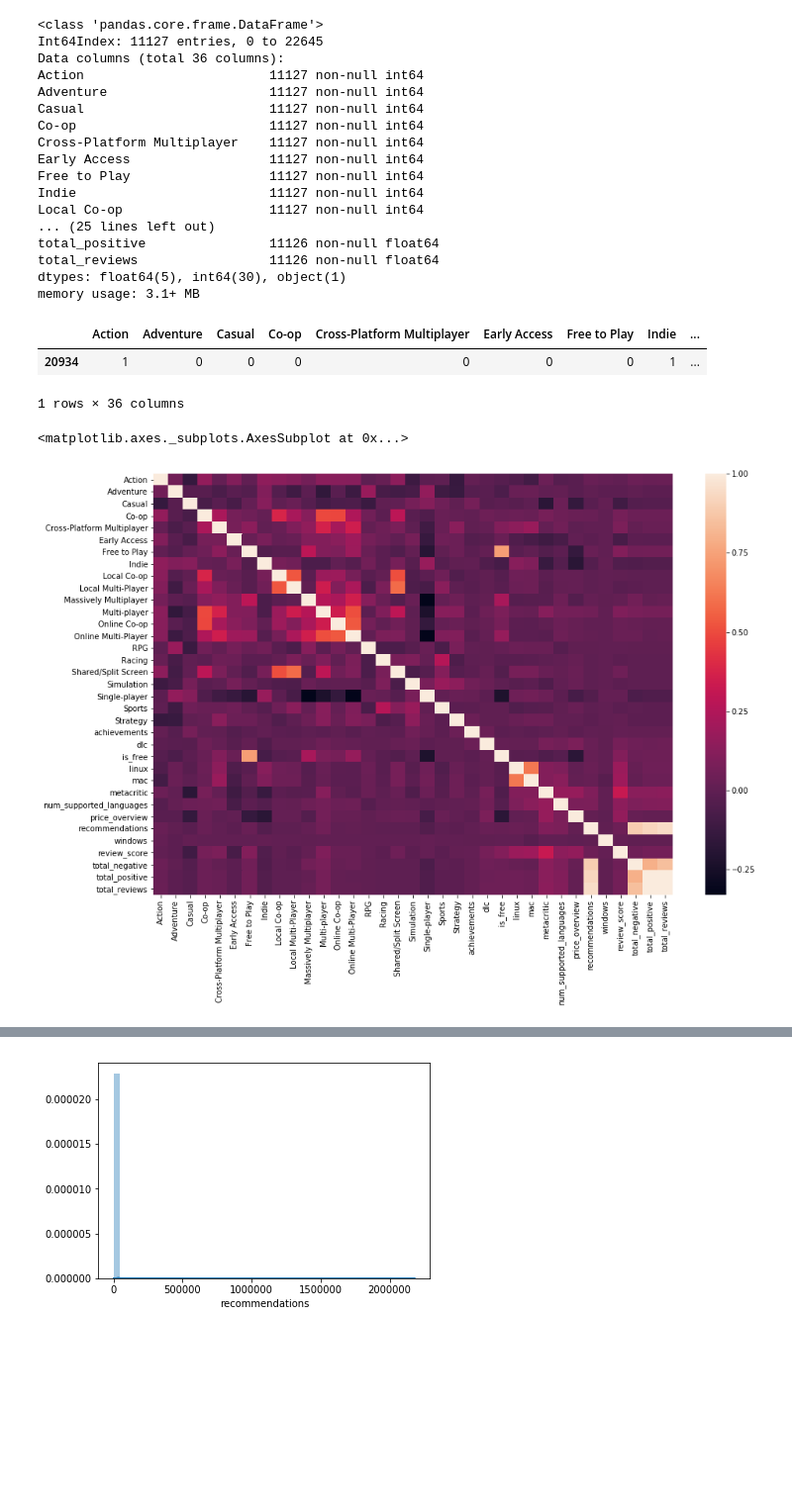
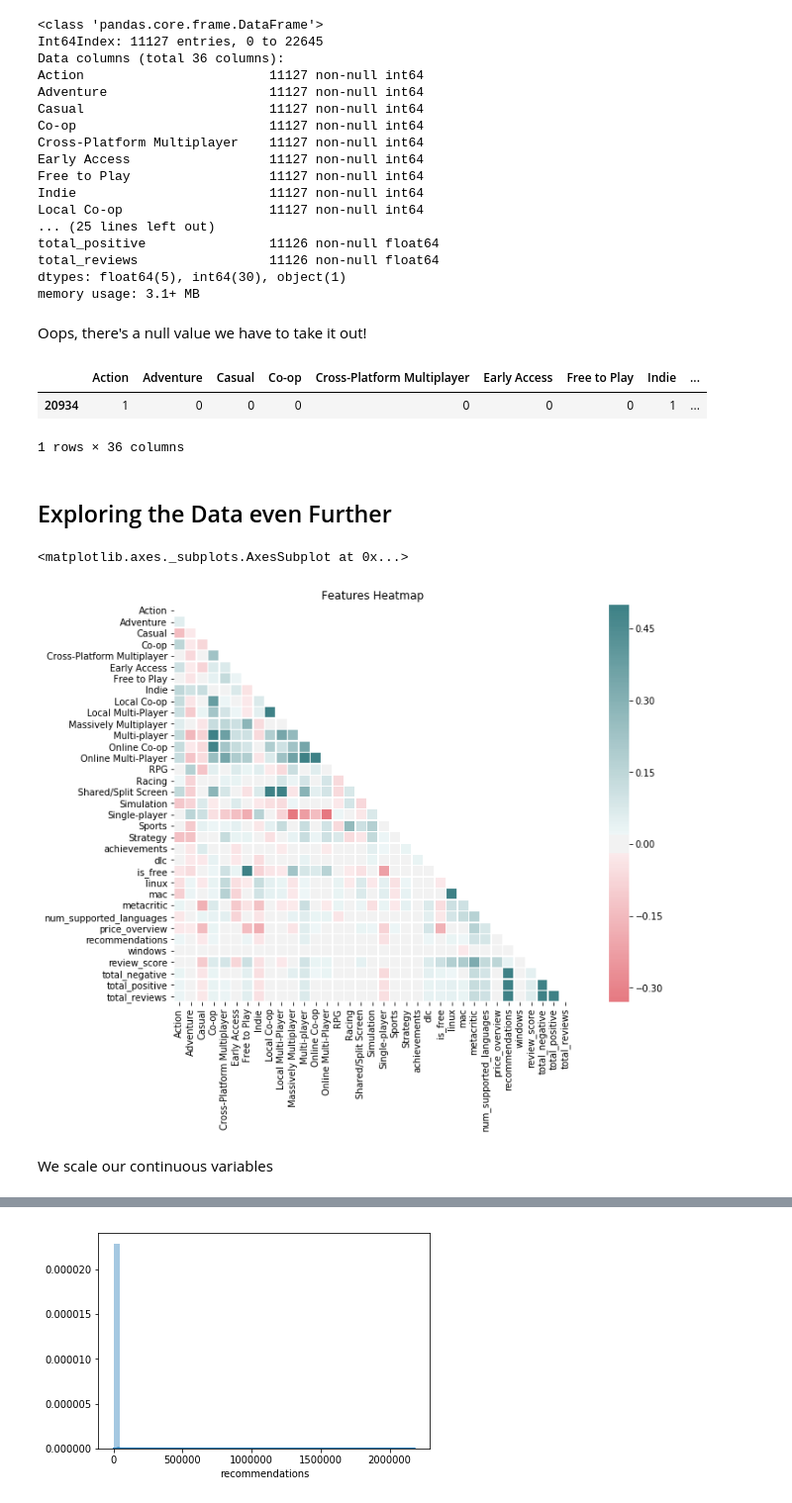
Before and after one commit to rvent/Steam_Pricing_Classification_Project, a Jupyter notebook: Mod-3-Project.ipynb, the cells around one changed output, grey strips where cells are left out. Shown at 99% size. Cells and saved outputs as stored; diff of their text form; code cells hidden in the pictures; blank space fills up the shorter version.

```diff
--- a/Mod-3-Project.ipynb
+++ b/Mod-3-Project.ipynb
@@ -604,6 +603,8 @@ total_positive                11126 non-null float64
 total_reviews                 11126 non-null float64
 dtypes: float64(5), int64(30), object(1)
 memory usage: 3.1+ MB
+# %% [markdown]
+Oops, there's a null value we have to take it out!
 # %%
 final_df0[final_df0.total_negative.isnull() == True]
 # %% [output]
@@ -613,17 +614,28 @@ final_df0[final_df0.total_negative.isnull() == True]
 # %%
 # Dropping all nulls
 final_df0 = final_df0.drop(final_df0[final_df0.total_negative.isnull() == True].index)
-# %%
-correlations = final_df0.corr()
-plt.figure(figsize=(15,10))
-sns.heatmap(correlations)
-# %% [output]
-<matplotlib.axes._subplots.AxesSubplot at 0x...>
-[figure, removed]
+# %% [markdown]
+## Exploring the Data even Further
+# %%
+correlations = final_df0.corr()
+
+plt.figure(figsize=(15,8))
+mask = np.zeros_like(correlations, dtype=np.bool)
+mask[np.triu_indices_from(mask)] = True
+
+cmap = sns.diverging_palette(10, 200, as_cmap=True)
+plt.title("Features Heatmap")
+sns.heatmap(correlations, mask=mask, cmap=cmap, vmax=.5, center=0,
+            square=True, linewidths=.5)
+# %% [output]
+<matplotlib.axes._subplots.AxesSubplot at 0x...>
+[figure, added]
 # %%
 final_df0.reset_index(inplace=True)
 y = final_df0.price_overview
 X = final_df0.drop(["price_overview"], axis=1)
+# %% [markdown]
+We scale our continuous variables
 # %%
 from sklearn.preprocessing import StandardScaler
 x_col = X[["recommendations", 'num_supported_languages','review_score', 'total_negative', 'achievements', 'dlc',
```
Also changed, not shown: parts of 57 cells of this notebook, 1 other file.
